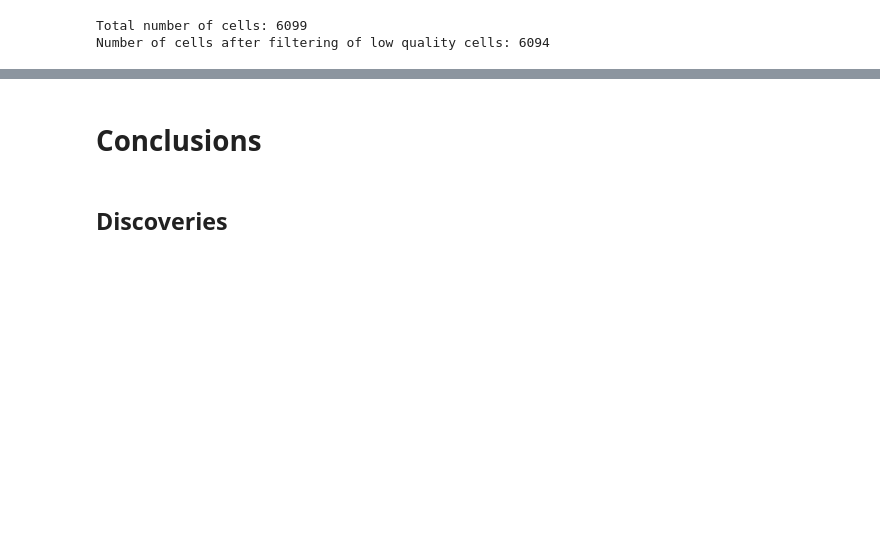
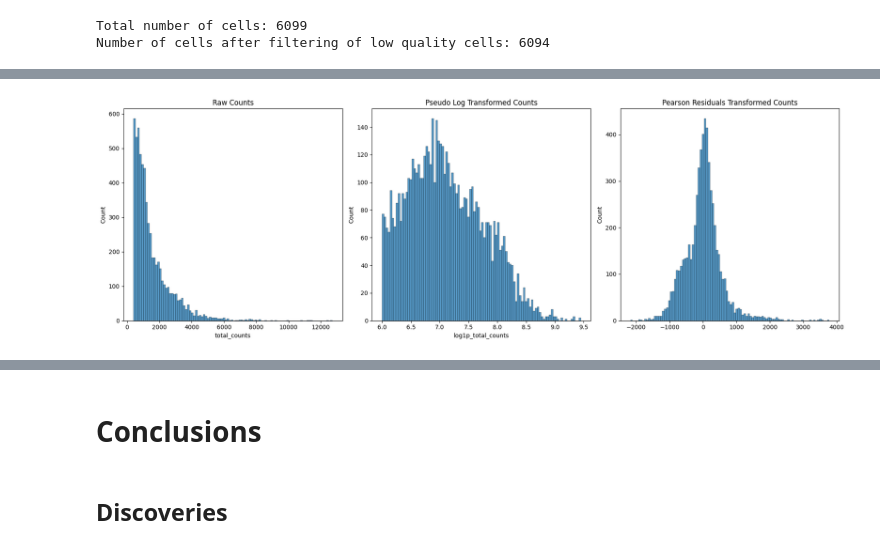
Before and after one commit to MikiasHWT/scRNA_Lethal_Covid19_Analysis, a Jupyter notebook: scRNA_Lethal_Covid19_Analysis.ipynb, the cells around one changed output, grey strips where cells are left out. Saved outputs shown, nothing was run; the diff lists cells and outputs as text; code cells hidden in the pictures; blank space fills up the shorter version.

```diff
--- a/scRNA_Lethal_Covid19_Analysis.ipynb
+++ b/scRNA_Lethal_Covid19_Analysis.ipynb
@@ -533,0 +554,28 @@ explain
+# %%
+# !!! not sure why this is required, but something is happening one of the previous code cells that nessesitates rerunning this code.
+sc.pp.filter_genes(adata, min_cells=1)
+
+# Compute Pearsons residuals and add normalized sparse matrix as adata layer
+analytic_pearson = sc.experimental.pp.normalize_pearson_residuals(adata, inplace=False)
+adata.layers["pearson_residuals"] = csr_matrix(analytic_pearson["X"])
+# %%
+# Plot histograms
+fig, ax = plt.subplots(1, 3, figsize=(18, 6))
+
+# Raw Counts Histogram
+sns.histplot(adata.obs["total_counts"], bins=100, kde=False, ax=ax[0])
+ax[0].set_title("Raw Counts")
+
+# Log-Transformed Counts Histogram
+sns.histplot(adata.obs["log1p_total_counts"], bins=100, kde=False, ax=ax[1])
+ax[1].set_title("Pseudo Log Transformed Counts")
+
+# Pearson Residuals Histogram (convert sparse matrix to dense with .A1)
+sns.histplot(adata.layers["pearson_residuals"].sum(1).A1, bins=100, kde=False, ax=ax[2])
+ax[2].set_title("Pearson Residuals Transformed Counts")
+
+# Display
+plt.tight_layout()
+plt.show();
+# %% [output]
+[figure, added]
```
Also changed, not shown: parts of 47 cells of this notebook, 1 other file.
